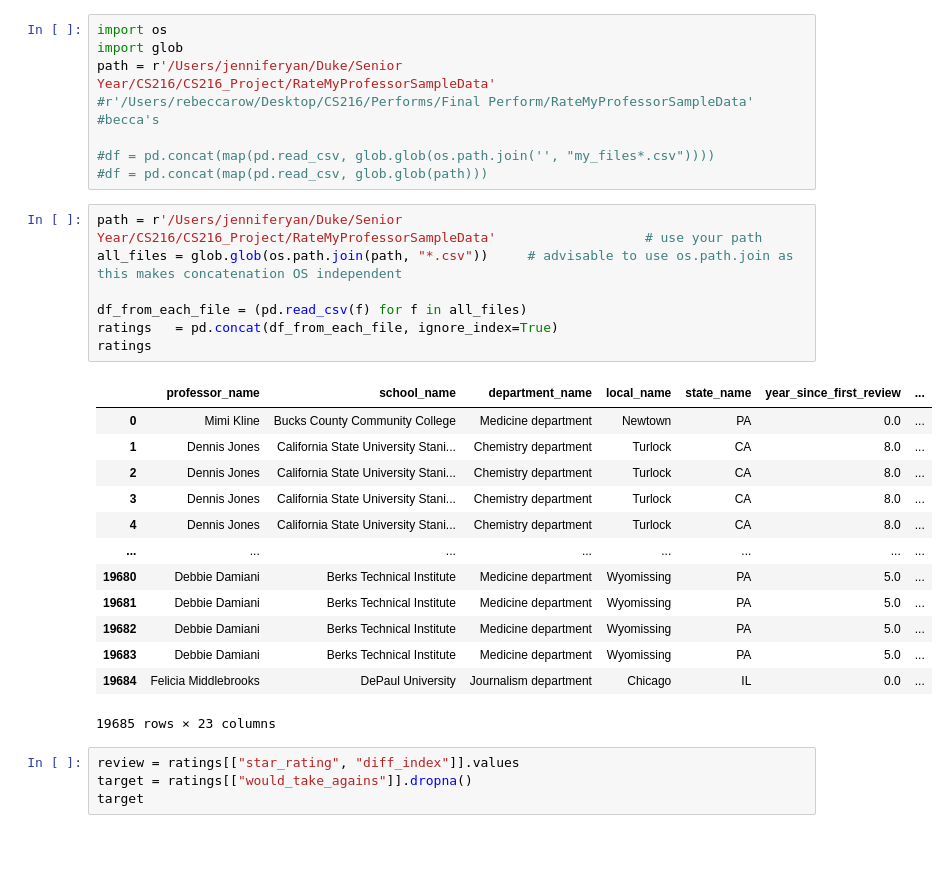
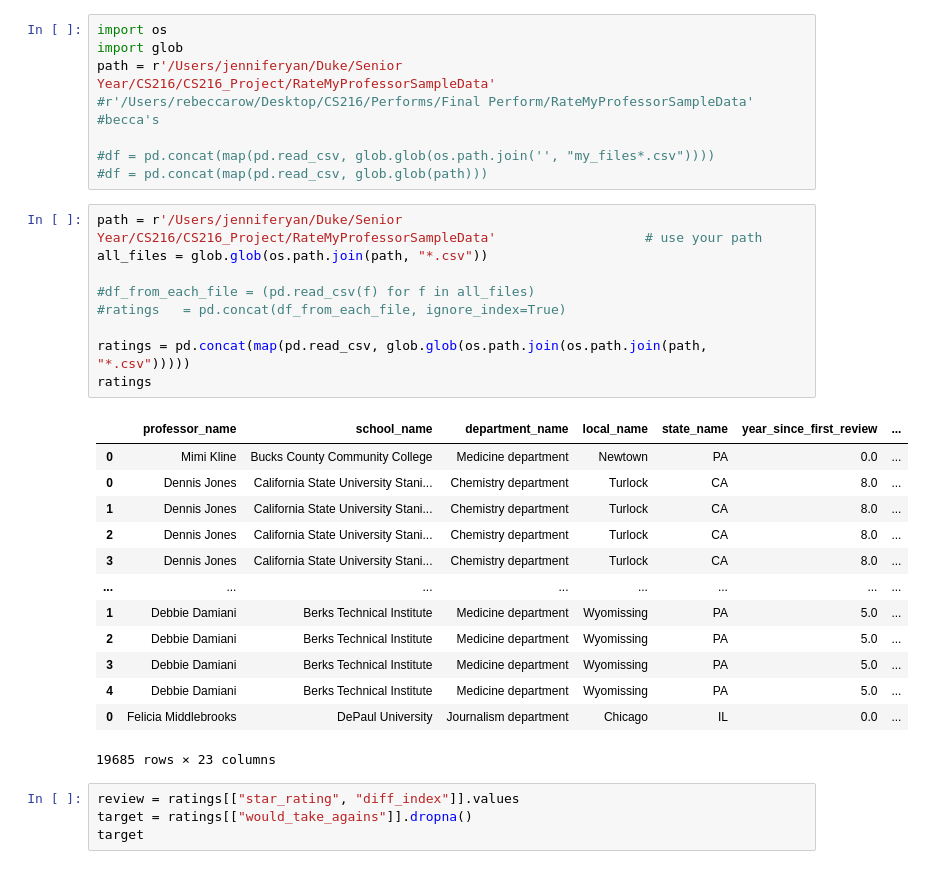
Before and after one commit to JenniferYan0430/CS216, a Jupyter notebook: final-perform.ipynb, the cells around one changed output. Drawn from its saved outputs; the diff is of its cells as text.

```diff
--- a/final-perform.ipynb
+++ b/final-perform.ipynb
@@ -49,24 +49,26 @@ path = r'/Users/jenniferyan/Duke/Senior Year/CS216/CS216_Project/RateMyProfessor
 #df = pd.concat(map(pd.read_csv, glob.glob(path)))
 # %%
 path = r'/Users/jenniferyan/Duke/Senior Year/CS216/CS216_Project/RateMyProfessorSampleData'                   # use your path
-all_files = glob.glob(os.path.join(path, "*.csv"))     # advisable to use os.path.join as this makes concatenation OS independent
+all_files = glob.glob(os.path.join(path, "*.csv"))
 
-df_from_each_file = (pd.read_csv(f) for f in all_files)
-ratings   = pd.concat(df_from_each_file, ignore_index=True)
+#df_from_each_file = (pd.read_csv(f) for f in all_files)
+#ratings   = pd.concat(df_from_each_file, ignore_index=True)
+
+ratings = pd.concat(map(pd.read_csv, glob.glob(os.path.join(os.path.join(path, "*.csv")))))
 ratings
 # %% [output]
 |  | professor_name | school_name | department_name | local_name | state_name | year_since_first_review | ... |
 | 0 | Mimi Kline | Bucks County Community College | Medicine department | Newtown | PA | 0.0 | ... |
+| 0 | Dennis Jones | California State University Stani... | Chemistry department | Turlock | CA | 8.0 | ... |
 | 1 | Dennis Jones | California State University Stani... | Chemistry department | Turlock | CA | 8.0 | ... |
 | 2 | Dennis Jones | California State University Stani... | Chemistry department | Turlock | CA | 8.0 | ... |
 | 3 | Dennis Jones | California State University Stani... | Chemistry department | Turlock | CA | 8.0 | ... |
-| 4 | Dennis Jones | California State University Stani... | Chemistry department | Turlock | CA | 8.0 | ... |
 | ... | ... | ... | ... | ... | ... | ... | ... |
-| 19680 | Debbie Damiani | Berks Technical Institute | Medicine department | Wyomissing | PA | 5.0 | ... |
-| 19681 | Debbie Damiani | Berks Technical Institute | Medicine department | Wyomissing | PA | 5.0 | ... |
-| 19682 | Debbie Damiani | Berks Technical Institute | Medicine department | Wyomissing | PA | 5.0 | ... |
-| 19683 | Debbie Damiani | Berks Technical Institute | Medicine department | Wyomissing | PA | 5.0 | ... |
-| 19684 | Felicia Middlebrooks | DePaul University | Journalism department | Chicago | IL | 0.0 | ... |
+| 1 | Debbie Damiani | Berks Technical Institute | Medicine department | Wyomissing | PA | 5.0 | ... |
+| 2 | Debbie Damiani | Berks Technical Institute | Medicine department | Wyomissing | PA | 5.0 | ... |
+| 3 | Debbie Damiani | Berks Technical Institute | Medicine department | Wyomissing | PA | 5.0 | ... |
+| 4 | Debbie Damiani | Berks Technical Institute | Medicine department | Wyomissing | PA | 5.0 | ... |
+| 0 | Felicia Middlebrooks | DePaul University | Journalism department | Chicago | IL | 0.0 | ... |
 19685 rows × 23 columns
 # %%
 review = ratings[["star_rating", "diff_index"]].values
```
